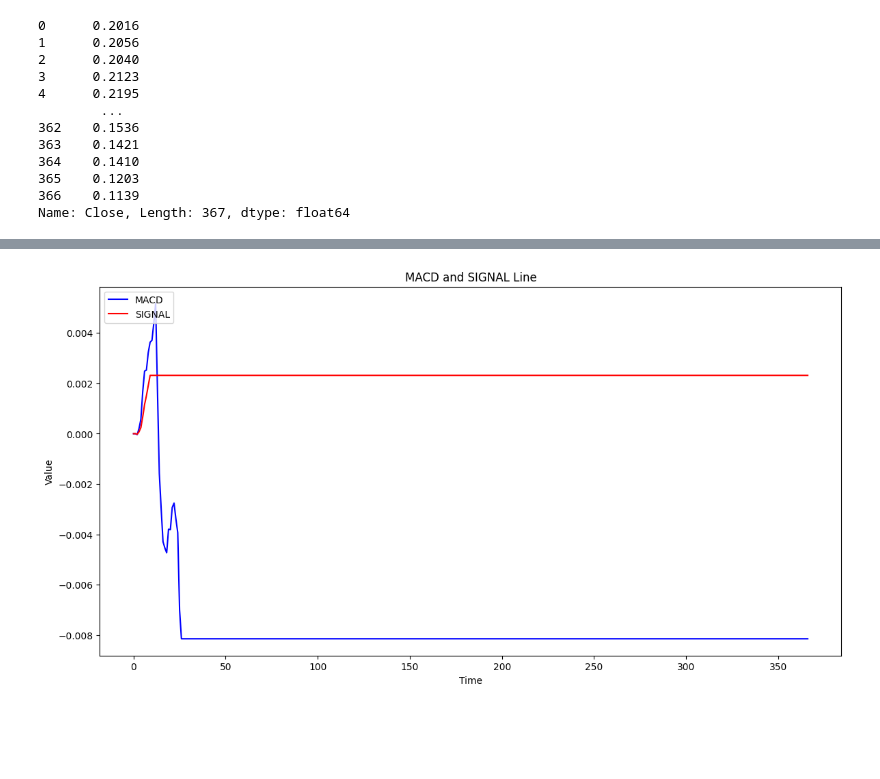
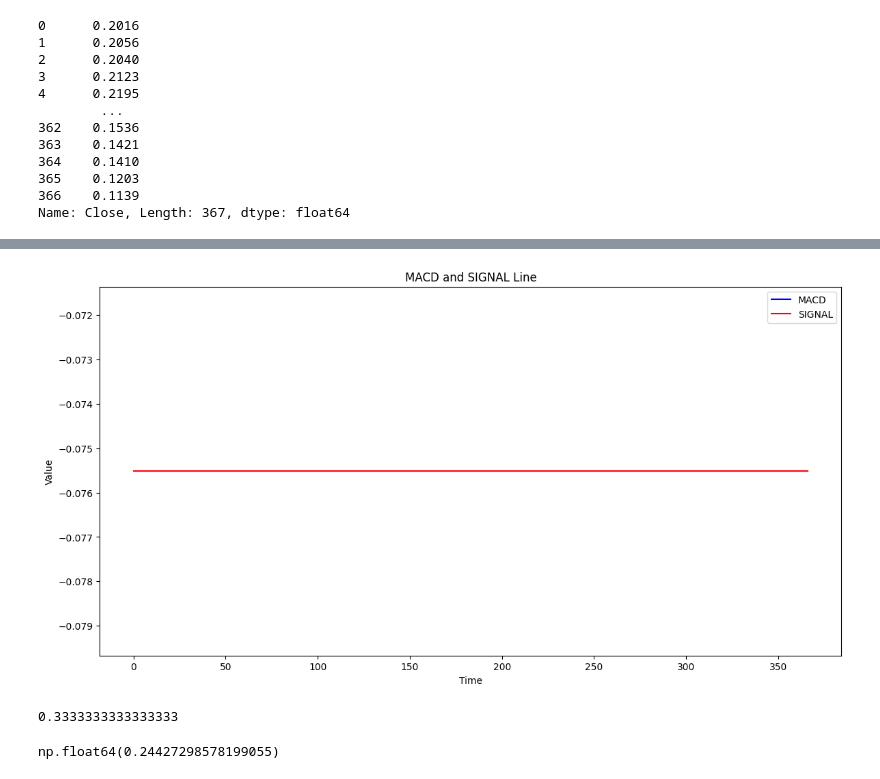
Before and after one commit to 123pik1/MACD, a Jupyter notebook: debug MACD.ipynb, the cells around one changed output, grey strips where cells are left out. Cells and saved outputs as stored; diff of their text form; code cells hidden in the pictures; blank space fills up the shorter version.

Commit message:
Refactor EMA calculation and update data source column name in MACD computation

```diff
--- a/debug MACD.ipynb
+++ b/debug MACD.ipynb
@@ -34,22 +34,23 @@ def subArrays(arr1, arr2):
 # %%
 def EMA_element_calc(data, N, nmb_of_curr_elem):
     alpha=alphaCalc(N)
+    print(alpha)
     emaNumerator = data[nmb_of_curr_elem]
     emaDenominator =1
-    for j in range(1,nmb_of_curr_elem):
-        emaNumerator += ((1-alpha)**j)*data[nmb_of_curr_elem-j]
-        emaDenominator += (1-alpha)**j
+    for i in range(1, N):
+        emaNumerator+=((1-alpha)**i)*data[nmb_of_curr_elem+i]
+        emaDenominator+=(1-alpha)**i
     return emaNumerator/emaDenominator
 # %%
 
 def EMA_calc(data, N):
     EMAs_array = []
     for i in range(0,len(data)): #through all numbers
-        emaElem =0
-        if i<N: #check if actual address in array is less than N then nmb of elements equals i
-            emaElem = EMA_element_calc(data, N, i)
-        else: #if actual address higher or equal to N then nmb of elements equals N
-            emaElem = EMA_element_calc(data, N, N)
+        # emaElem =0
+        # if i<N: #check if actual address in array is less than N then nmb of elements equals i
+        #     emaElem = EMA_element_calc(data, N, i)
+        # else: #if actual address higher or equal to N then nmb of elements equals N
+        emaElem = EMA_element_calc(data, N, N)
         EMAs_array.append(emaElem)
     return EMAs_array
 # %%
@@ -104,12 +123,18 @@ intersectPoints, buyArray, sellArray = intersectionPoints(MACD, SIGNAL)
 # %%
 plt.figure(figsize=(14,7))
 plt.plot(MACD, label='MACD', color='blue')
 plt.plot(SIGNAL, label='SIGNAL', color='red')
 
-plt.legend(loc='upper left')
+plt.legend(loc='upper right')
 plt.title('MACD and SIGNAL Line')
 plt.xlabel('Time')
 plt.ylabel('Value')
 plt.show()
 # %% [output]
-[figure, old version]
+[figure, new version]
+# %%
+ema = EMA_element_calc(data_for_calc, 5,5)
+ema
+# %% [output]
+0.3333333333333333
+np.float64(0.24427298578199055)
```
Also changed, not shown: parts of 1 cell of this notebook, 1 other file.
